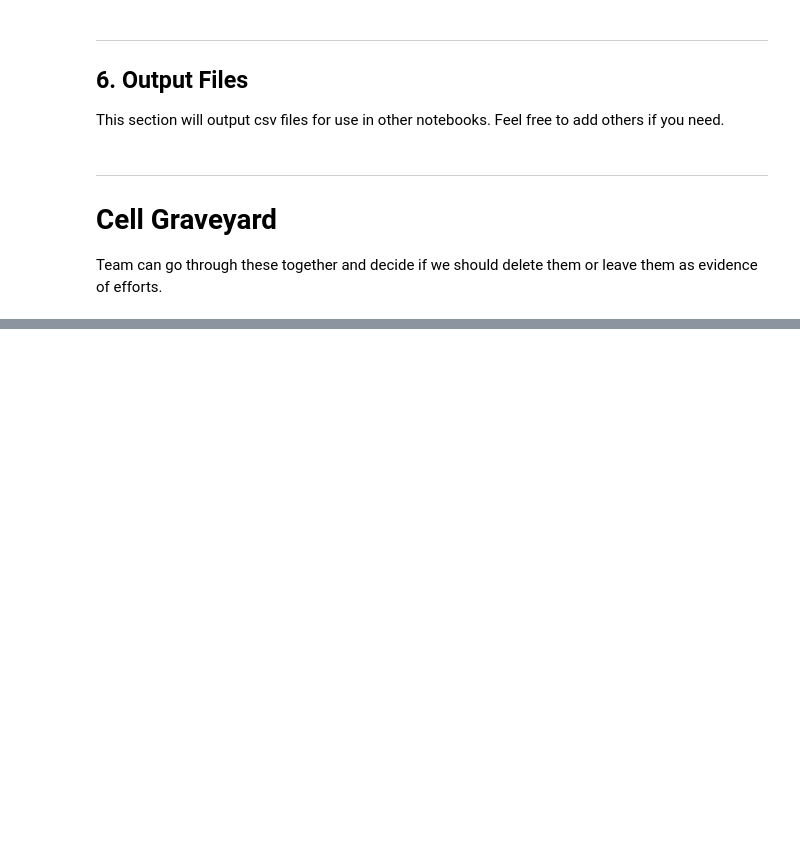
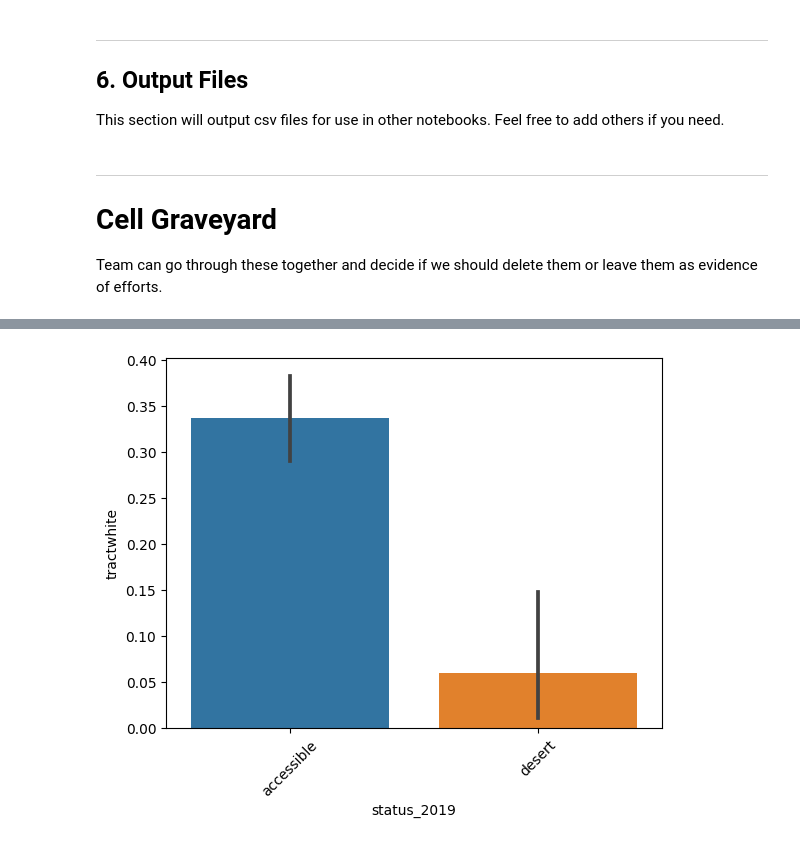
Before and after one commit to derryzrli/food-insecurity-analysis, a Jupyter notebook: code/01_cleaning.ipynb, the cells around one changed output, grey strips where cells are left out. Saved outputs shown, nothing was run; the diff lists cells and outputs as text; code cells hidden in the pictures; blank space fills up the shorter version.

```diff
--- a/code/01_cleaning.ipynb
+++ b/code/01_cleaning.ipynb
@@ -683,0 +739,5 @@ Team can go through these together and decide if we should delete them or leave
+# %%
+sns.barplot(x=df_small['status_2019'], y=df_small['tractwhite'], )
+plt.xticks(rotation=45);
+# %% [output]
+[figure, added]
```
Also changed, not shown: parts of 19 cells of this notebook.
